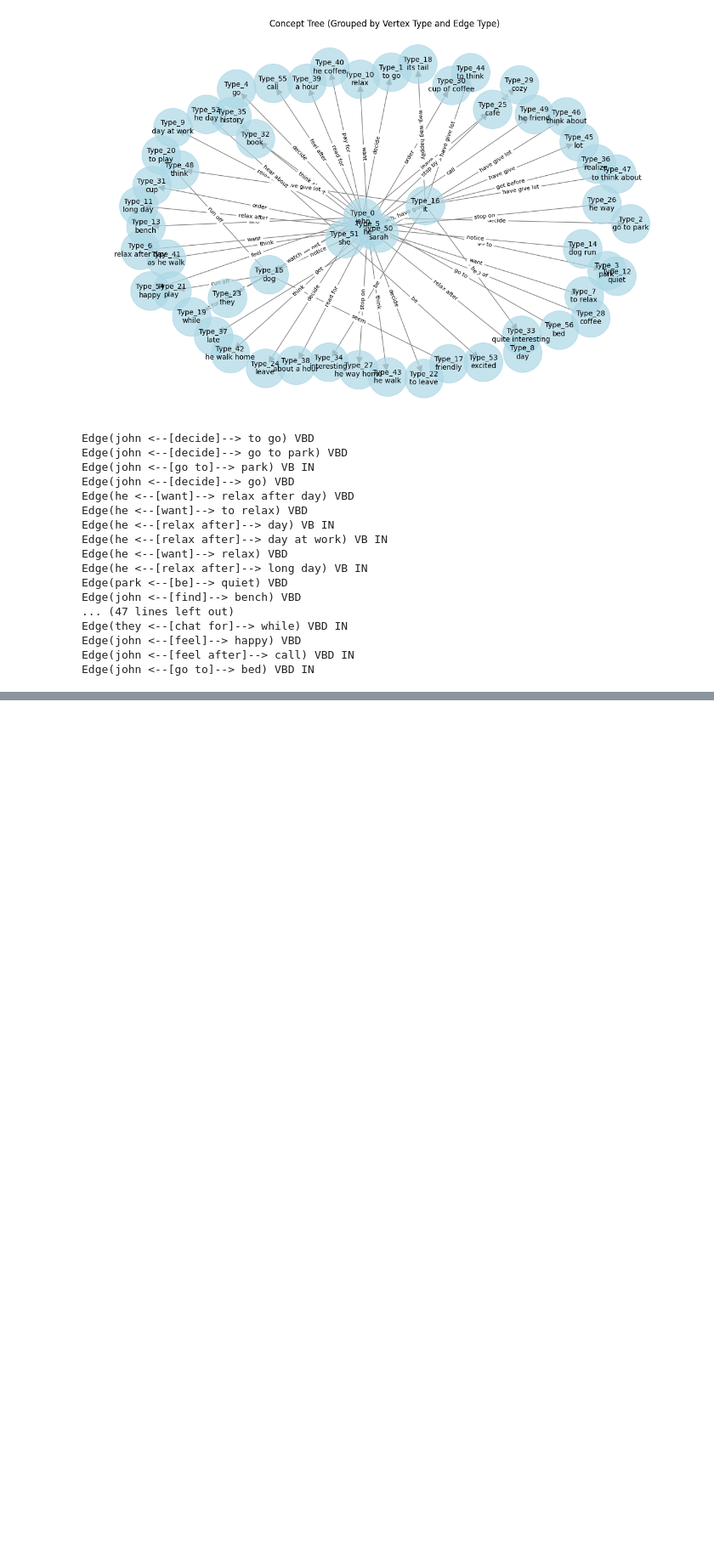
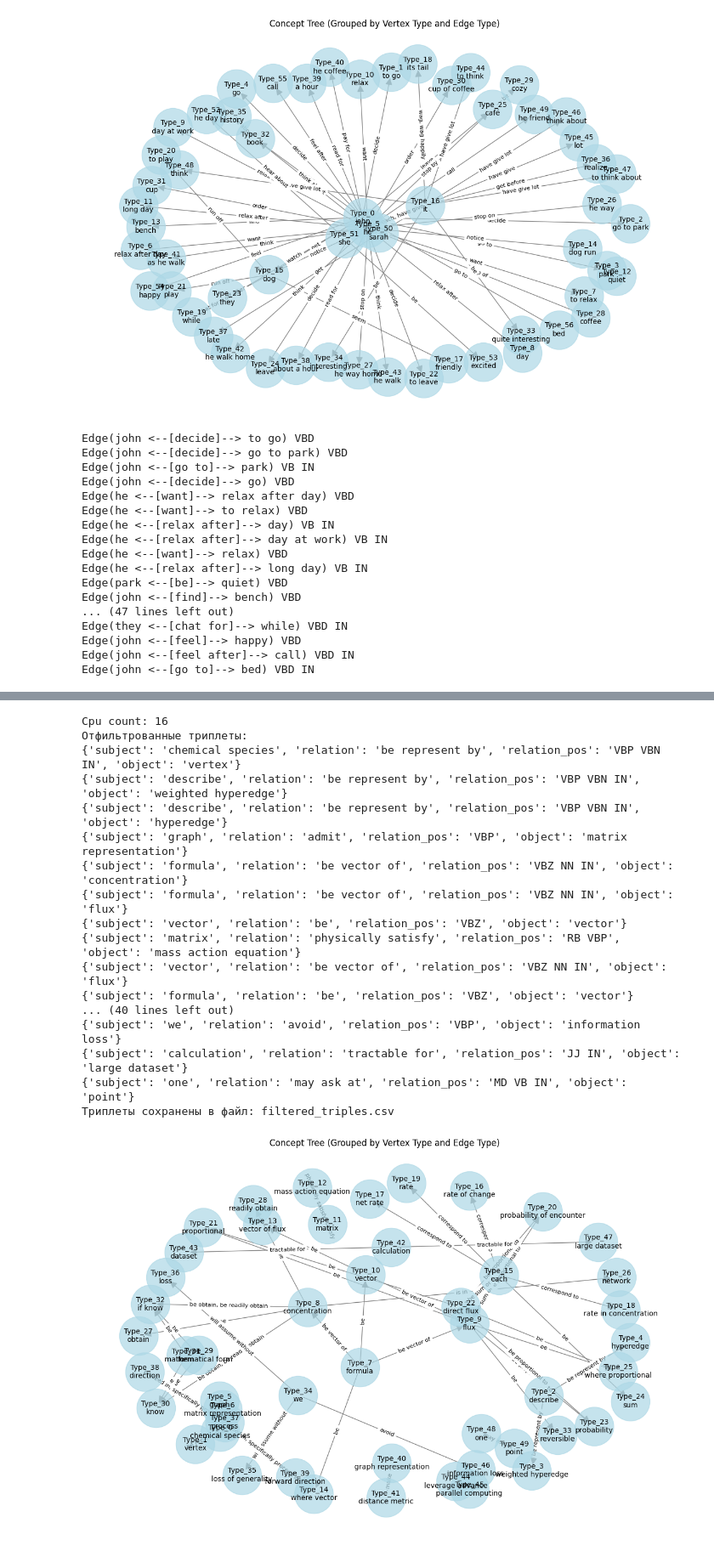
Before and after one commit to dmtr-m/concept-tree, a Jupyter notebook: nn-graph-makers.ipynb, the cells around one changed output, grey strips where cells are left out. Shown at 85% size. Drawn from its saved outputs; the diff is of its cells as text; code cells hidden in the pictures; blank space fills up the shorter version.

```diff
--- a/nn-graph-makers.ipynb
+++ b/nn-graph-makers.ipynb
@@ -222,0 +226,33 @@ Edge(john <--[go to]--> bed) VBD IN
+# %%
+processor = OpenIETriplesMaker(max_length=3, endpoint="http://localhost:9090")
+
+# Исходный текст
+text = """
+Chemical reaction networks are naturally described by the mathematical theory of graphs in which chemical species are represented by vertices and physicochemical processes are represented by weighted and directed hyperedges which capture the direction and stoichiometric quantities of each process (Fig. 1 ) [[[cite]]] .
+Graphs of this flavor admit a matrix representation: the incidence or stoichiometric matrix [[[formula]]] . Physically, these matrices satisfy the mass-action kinetic differential equation: [[[formula]]] (1) where [[[formula]]] is a vector of concentrations and [[[formula]]] is a vector of fluxes. Each [[[formula]]] corresponds to the net rate of change in concentrations of the chemical species involved in process [[[formula]]] . Each [[[formula]]] is a sum of directed fluxes: [[[formula]]] where directed fluxes are proportional to the probability of an encounter between reactants (or products) [[[cite]]] .
+If the mathematical forms of these fluxes are known, the concentrations of chemicals in the network are readily obtained [[[cite]]] .
+Without loss of generality, we will assume that all fluxes are reversible.
+Specifically, processes proceed in the forward direction if [[[formula]]] , while for [[[formula]]] the process is reversed.
+The graph representation of chemical reaction networks makes distance metrics on graphs attractive choices.
+However, not all graph distance metrics are suitable for directed graphs with hyperedges; applications of these metrics typically ignore directionality or stoichiometry [[[cite]]] .
+Other existing metrics opt for computational tractability, such as reducing the scope to comparisons of the presence/absence of metabolic processes [[[cite]]] or feature vectors of topological measures derived from a graph-theoretic approach [[[cite]]] . We avoid these information losses by leveraging advances in parallel computing and numerical linear algebra to make calculations of stoichiometric nullspaces tractable for large datasets [[[cite]]] .
+At this point, one may ask why focus on nullspaces of stoichiometric matrices?
+
+"""
+
+# Извлечение и фильтрация триплетов
+triples = processor.extract_triples(text)
+
+# Вывод результатов
+print("Отфильтрованные триплеты:")
+for triple in triples:
+    print(triple)
+
+# Сохранение триплетов в CSV
+output_file = "filtered_triples.csv"
+processor.save_triples_to_csv(triples, output_file)
+
+graph = Graph.build_from_triples_csv("filtered_triples.csv")
+
+visualize_graph_with_equivalent_elements(graph)
+# %% [output]
@@ -222,0 +261,18 @@ Edge(john <--[go to]--> bed) VBD IN
+Cpu count: 16
+Отфильтрованные триплеты:
+{'subject': 'chemical species', 'relation': 'be represent by', 'relation_pos': 'VBP VBN IN', 'object': 'vertex'}
+{'subject': 'describe', 'relation': 'be represent by', 'relation_pos': 'VBP VBN IN', 'object': 'weighted hyperedge'}
+{'subject': 'describe', 'relation': 'be represent by', 'relation_pos': 'VBP VBN IN', 'object': 'hyperedge'}
+{'subject': 'graph', 'relation': 'admit', 'relation_pos': 'VBP', 'object': 'matrix representation'}
+{'subject': 'formula', 'relation': 'be vector of', 'relation_pos': 'VBZ NN IN', 'object': 'concentration'}
+{'subject': 'formula', 'relation': 'be vector of', 'relation_pos': 'VBZ NN IN', 'object': 'flux'}
+{'subject': 'vector', 'relation': 'be', 'relation_pos': 'VBZ', 'object': 'vector'}
+{'subject': 'matrix', 'relation': 'physically satisfy', 'relation_pos': 'RB VBP', 'object': 'mass action equation'}
+{'subject': 'vector', 'relation': 'be vector of', 'relation_pos': 'VBZ NN IN', 'object': 'flux'}
+{'subject': 'formula', 'relation': 'be', 'relation_pos': 'VBZ', 'object': 'vector'}
+... (40 lines left out)
+{'subject': 'we', 'relation': 'avoid', 'relation_pos': 'VBP', 'object': 'information loss'}
+{'subject': 'calculation', 'relation': 'tractable for', 'relation_pos': 'JJ IN', 'object': 'large dataset'}
+{'subject': 'one', 'relation': 'may ask at', 'relation_pos': 'MD VB IN', 'object': 'point'}
+Триплеты сохранены в файл: filtered_triples.csv
+[figure, added]
```
Also changed, not shown: parts of 3 cells of this notebook, 3 other files.
